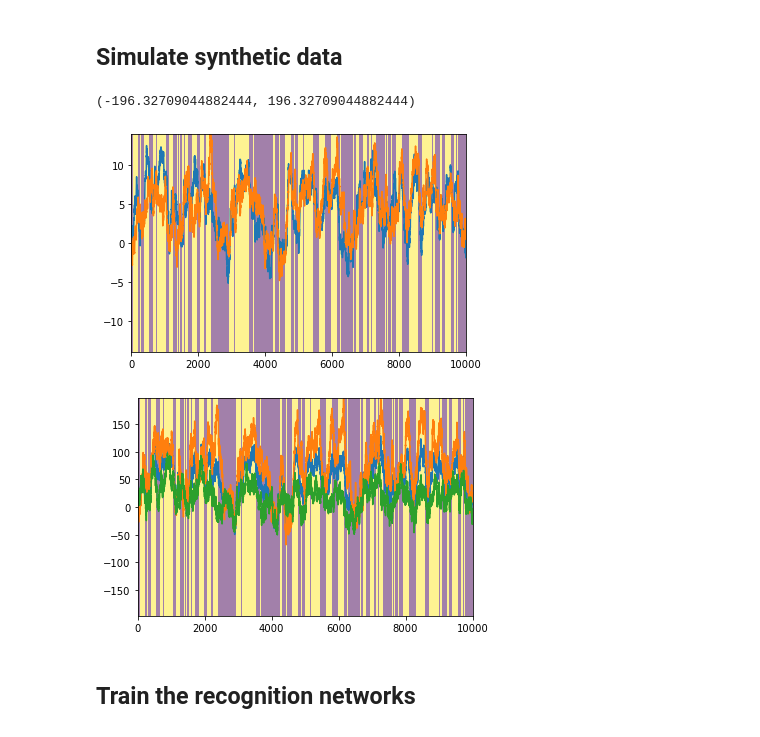
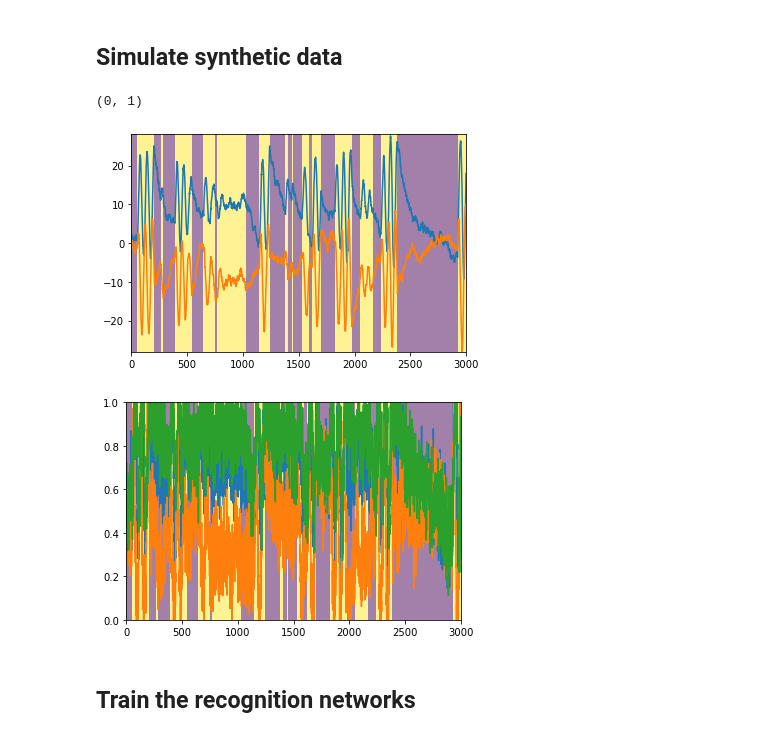
Before and after one commit to themattinthehatt/behavenet, a Jupyter notebook: behavenet/analyses/notebooks/bayesian_decoder.ipynb, the cells around one changed output. Saved outputs shown, nothing was run; the diff lists cells and outputs as text; code cells hidden in the pictures.

```diff
--- a/behavenet/analyses/notebooks/bayesian_decoder.ipynb
+++ b/behavenet/analyses/notebooks/bayesian_decoder.ipynb
@@ -146,25 +146,30 @@ Sigma0 = np.eye(D)
 
 A1 = 0.99 * np.eye(D)
 theta = 0.1
-# A2 = np.array([[np.cos(theta),   np.sin(theta)],
-#                [-np.sin(theta),  np.cos(theta)]])
-A2 = 0.99 * np.eye(D)
+A2 = np.array([[np.cos(theta),   np.sin(theta)],
+               [-np.sin(theta),  np.cos(theta)]])
+# A2 = 0.99 * np.eye(D)
 As = np.array([A1, A2])
 
 b1 = np.zeros(D)
-b2 = .1 * np.ones(D)
+b2 = 1 * np.ones(D)
 bs = np.array([b1, b2])
 
 Q1 = 0.1 * np.eye(D)
 Q2 = 0.1 * np.eye(D)
 Qs = np.array([Q1, Q2])
 
-C = 5 * npr.randn(N, D)
+
+C = npr.randn(N, D)
 d = np.zeros(N)
-S = 10 * np.eye(N)
+# Try a nonlinear emission model
+# f = lambda xs: xs @ C.T + d
+sigmoid = lambda x: 1 / (1 + np.exp(-x))
+f = lambda xs: sigmoid((xs @ C.T + d) / 15)
+S = 0.01 * np.eye(N)
 # %%
 # Simulate some data
-T = 10000
+T = 3000
 
 zs = np.zeros(T, dtype=int)
 xs = np.zeros((T, D))
@@ -181,26 +186,27 @@ for t in np.arange(1, T):
     xs[t] = npr.multivariate_normal(As[zs[t]] @ xs[t-1] + bs[zs[t]], Qs[zs[t]])
 
 # Sample n_t | x_T
-ns = xs @ C.T + d + npr.multivariate_normal(np.zeros(N), S, size=(T))
+ns = f(xs) + npr.multivariate_normal(np.zeros(N), S, size=(T))
 # %%
 xlim = abs(xs).max()
 nlim = abs(ns).max()
 
 plt.figure()
 plt.imshow(zs[None, :], aspect="auto", extent=(0, T, -xlim, xlim), alpha=0.5)
 plt.plot(xs)
 plt.xlim(0, T)
 plt.ylim(-xlim, xlim)
 
 plt.figure()
-plt.imshow(zs[None, :], aspect="auto", extent=(0, T, -nlim, nlim), alpha=0.5)
+# plt.imshow(zs[None, :], aspect="auto", extent=(0, T, -nlim, nlim), alpha=0.5)
+plt.imshow(zs[None, :], aspect="auto", extent=(0, T, 0, 1), alpha=0.5)
 plt.plot(ns)
 plt.xlim(0, T)
-plt.ylim(-nlim, nlim)
+plt.ylim(0, 1)
 # %% [output]
-(-196.32709044882444, 196.32709044882444)
+(0, 1)
-[figure, old version]
+[figure, new version]
-[figure, old version]
+[figure, new version]
 # %% [markdown]
 ## Train the recognition networks
 # %%
```
Also changed, not shown: parts of 10 cells of this notebook.
